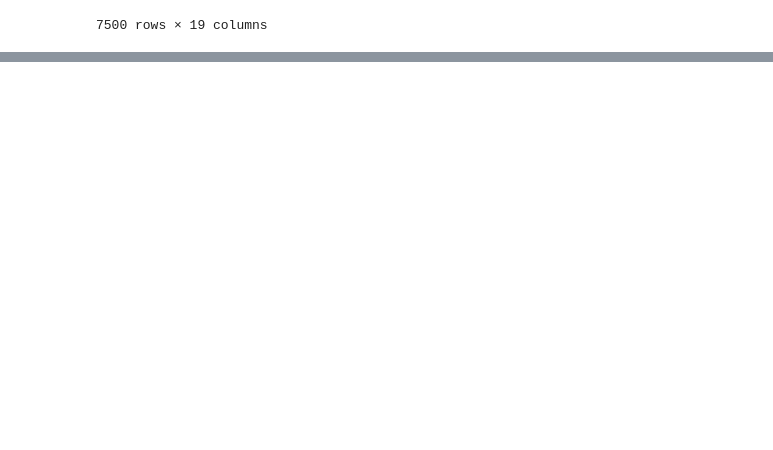
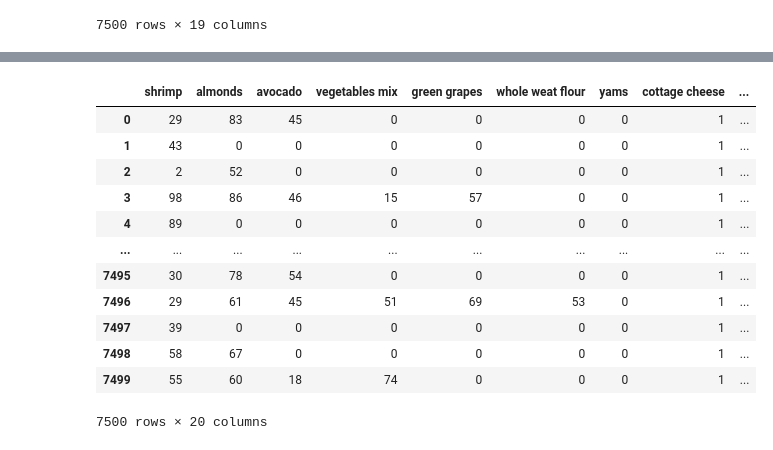
Before and after one commit to noelmt7/LAB-3, a Jupyter notebook: 23485338_LAB3.ipynb, the cells around one changed output, grey strips where cells are left out. Drawn from its saved outputs; the diff is of its cells as text; code cells hidden in the pictures; blank space fills up the shorter version.

```diff
--- a/23485338_LAB3.ipynb
+++ b/23485338_LAB3.ipynb
@@ -51,3 +58,6 @@ df.drop(columns = ['olive oil'])
 | 7498 | escalope | green tea | 0 | 0 | 0 | 0 | 0 | 0 | ... |
 | 7499 | eggs | frozen smoothie | yogurt cake | low fat yogurt | 0 | 0 | 0 | 0 | ... |
 7500 rows × 19 columns
+# %%
+categorical_columns = df.select_dtypes(include=['object']).columns.tolist()
+categorical_columns
@@ -53,0 +84,28 @@ df.drop(columns = ['olive oil'])
+# %%
+from sklearn.preprocessing import LabelEncoder
+
+le = LabelEncoder()
+
+for column in categorical_columns:
+    # Convert all values to strings
+    df[column] = df[column].astype(str)
+
+    # Fit and transform the LabelEncoder
+    df[column] = le.fit_transform(df[column])
+
+# Now your categorical columns are encoded as integers
+df
+# %% [output]
+|  | shrimp | almonds | avocado | vegetables mix | green grapes | whole weat flour | yams | cottage cheese | ... |
+| 0 | 29 | 83 | 45 | 0 | 0 | 0 | 0 | 1 | ... |
+| 1 | 43 | 0 | 0 | 0 | 0 | 0 | 0 | 1 | ... |
+| 2 | 2 | 52 | 0 | 0 | 0 | 0 | 0 | 1 | ... |
+| 3 | 98 | 86 | 46 | 15 | 57 | 0 | 0 | 1 | ... |
+| 4 | 89 | 0 | 0 | 0 | 0 | 0 | 0 | 1 | ... |
+| ... | ... | ... | ... | ... | ... | ... | ... | ... | ... |
+| 7495 | 30 | 78 | 54 | 0 | 0 | 0 | 0 | 1 | ... |
+| 7496 | 29 | 61 | 45 | 51 | 69 | 53 | 0 | 1 | ... |
+| 7497 | 39 | 0 | 0 | 0 | 0 | 0 | 0 | 1 | ... |
+| 7498 | 58 | 67 | 0 | 0 | 0 | 0 | 0 | 1 | ... |
+| 7499 | 55 | 60 | 18 | 74 | 0 | 0 | 0 | 1 | ... |
+7500 rows × 20 columns
```
Also changed, not shown: parts of 10 cells of this notebook.
